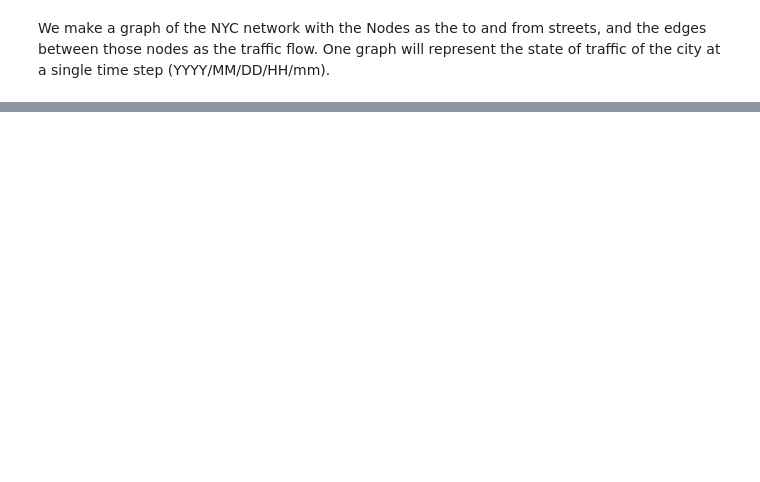
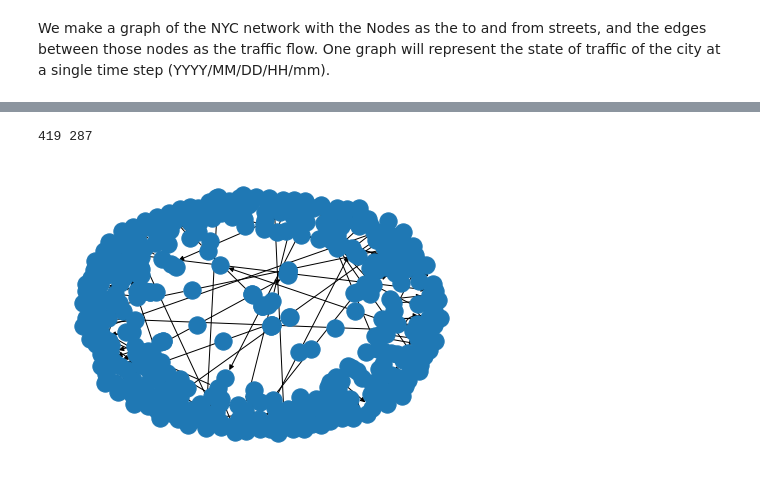
Before and after one commit to SRM47/cs152sp23GNNTrafficForecasting, a Jupyter notebook: initial_process_data.ipynb, the cells around one changed output, grey strips where cells are left out. Saved outputs shown, nothing was run; the diff lists cells and outputs as text; code cells hidden in the pictures; blank space fills up the shorter version.

```diff
--- a/initial_process_data.ipynb
+++ b/initial_process_data.ipynb
@@ -11,7 +11,7 @@ CSV from: https://data.cityofnewyork.us/resource/7ym2-wayt.csv
 # %%
 client = Socrata("data.cityofnewyork.us", None)
 # results = client.get_all("7ym2-wayt") to get all of the data (this will take a while)
-results = client.get("7ym2-wayt", limit=5000000)
+results = client.get("7ym2-wayt", limit=10000000)
 results_df = pd.DataFrame.from_records(results)
 # %% [output]
 WARNING:root:Requests made without an app_token will be subject to strict throttling limits.
@@ -47,0 +65,18 @@ results_df.groupby(["date"]).count()
+# %%
+G = nx.DiGraph()
+# %%
+date = "2013_10_27_9_30"
+for row in results_df[results_df["date"]==date].iterrows():
+    r = row[1]
+    to_street = r["tost"]
+    from_street = r["fromst"]
+    weight = r["vol"]
+    G.add_weighted_edges_from([(to_street, from_street, weight)])
+# %%
+print(len(G.nodes), len(G.edges))
+# %% [output]
+419 287
+# %%
+nx.draw_spring(G)
+# %% [output]
+[figure, added]
```
Also changed, not shown: parts of 3 cells of this notebook.
